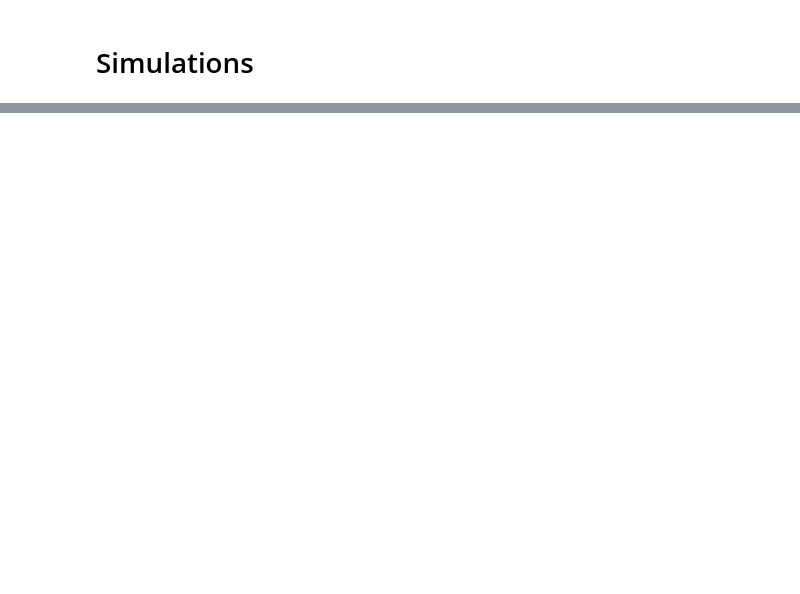
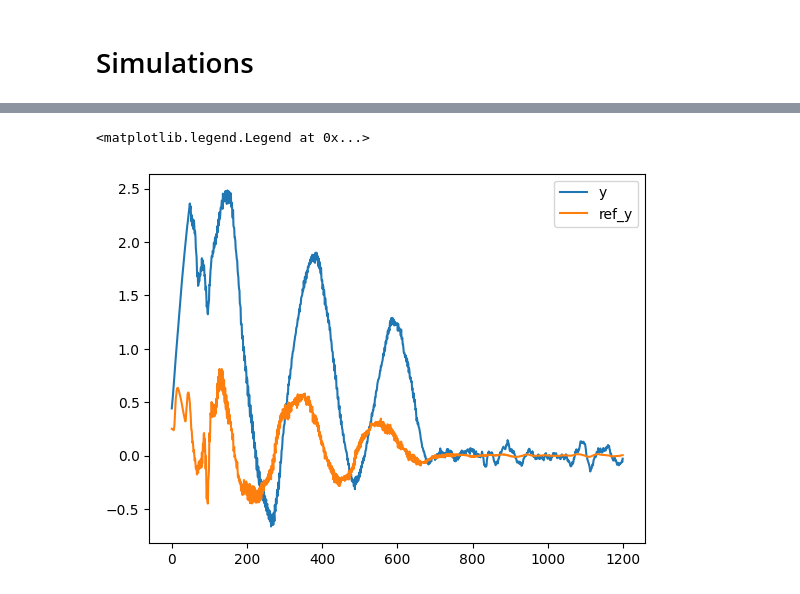
Before and after one commit to Nefasto1/CPS_Project, a Jupyter notebook: Prova.ipynb, the cells around one changed output, grey strips where cells are left out. Saved outputs shown, nothing was run; the diff lists cells and outputs as text; code cells hidden in the pictures; blank space fills up the shorter version.

```diff
--- a/Prova.ipynb
+++ b/Prova.ipynb
@@ -146,0 +201,7 @@ draw_trajectories(obstacles, start, targets, states, target_list)
+# %%
+plt.plot(np.arange(u_list.shape[1]), u_list.mean(0)[:, 1], label="y")
+plt.plot(np.arange(u_list.shape[1]), ref_y.mean(0), label="ref_y")
+plt.legend()
+# %% [output]
+<matplotlib.legend.Legend at 0x...>
+[figure, added]
```
Also changed, not shown: parts of 28 cells of this notebook, 5 other files.
